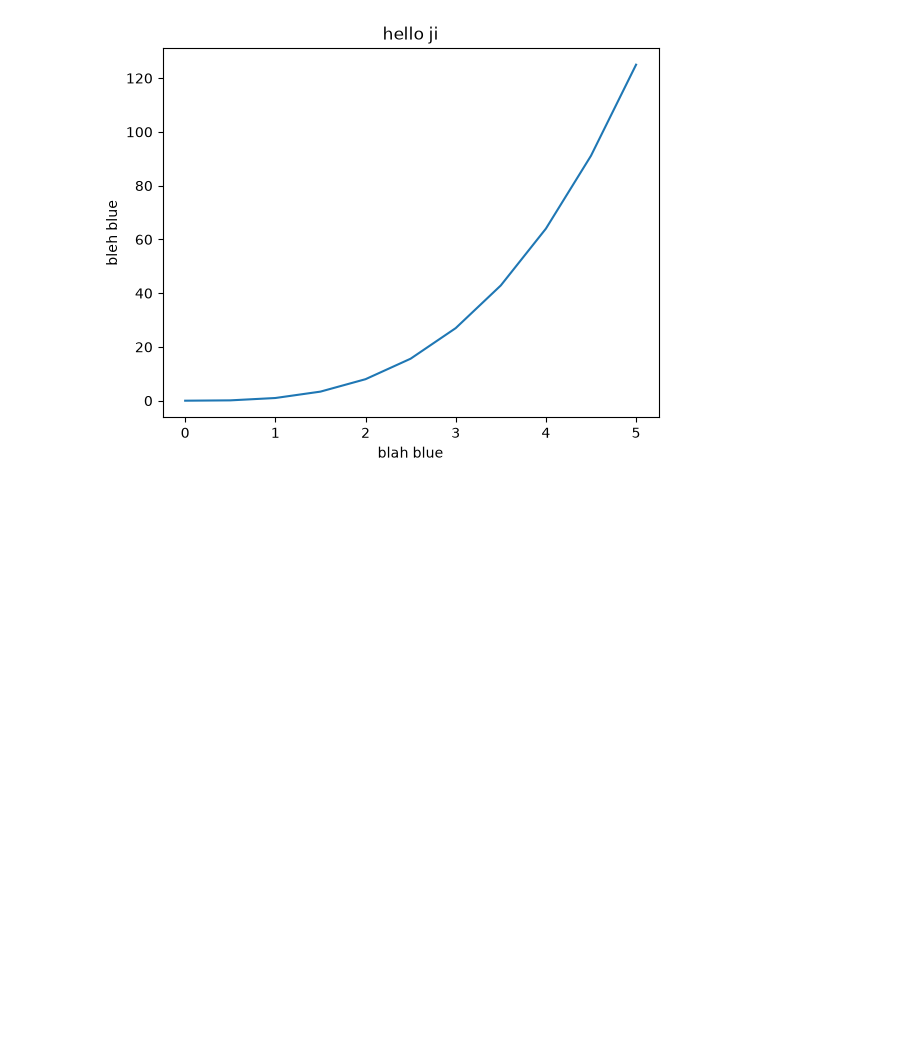
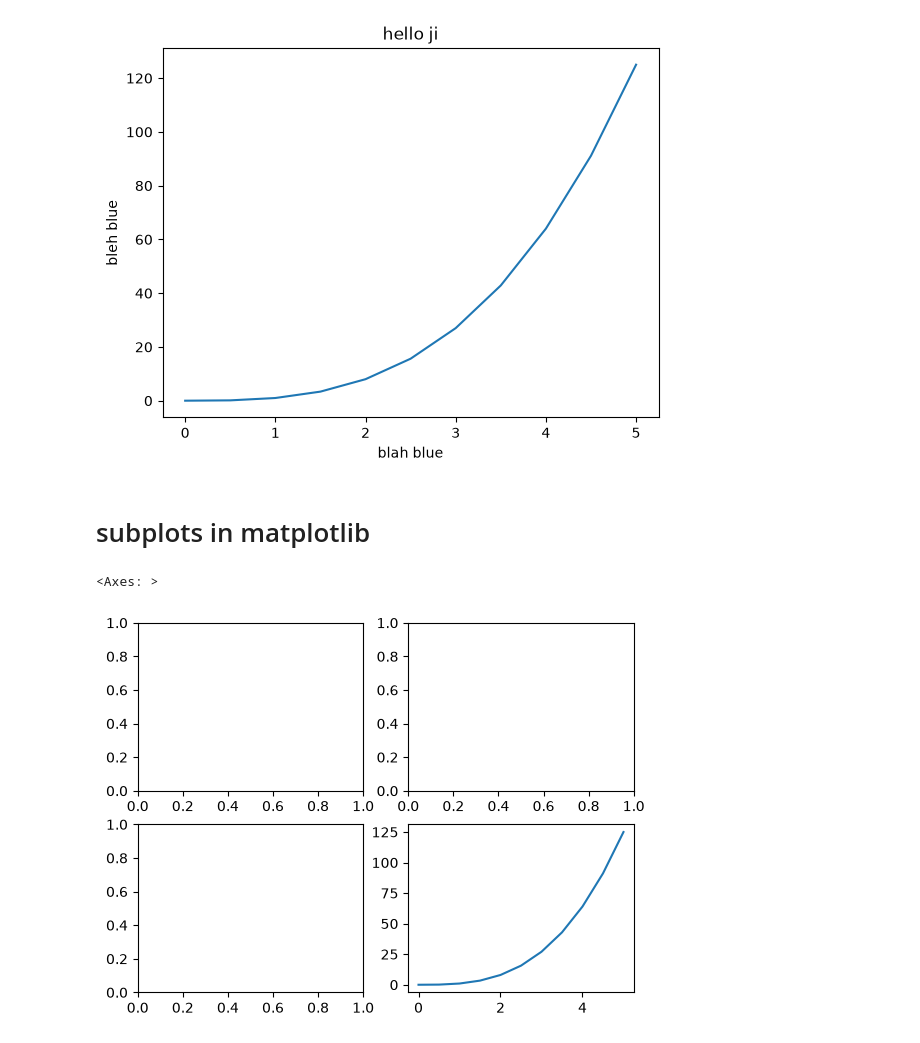
Before and after one commit to AarushiSavla/data-visualization, a Jupyter notebook: matplotlib.ipynb, the cells around one changed output. Drawn from its saved outputs; the diff is of its cells as text; code cells hidden in the pictures; blank space fills up the shorter version.

```diff
--- a/matplotlib.ipynb
+++ b/matplotlib.ipynb
@@ -32,3 +32,16 @@ plt.ylabel("bleh blue")
 # %% [output]
 Text(0, 0.5, 'bleh blue')
 [figure]
+# %% [markdown]
+# subplots in matplotlib
+# %%
+# ek sath multiple plots
+# you need to provide rows and columns
+plt.subplot(2,2,1)
+plt.subplot(2,2,2)
+plt.subplot(2,2,4)
+plt.plot(x,y)
+plt.subplot(2,2,3)
+# %% [output]
+<Axes: >
+[figure, added]
```
